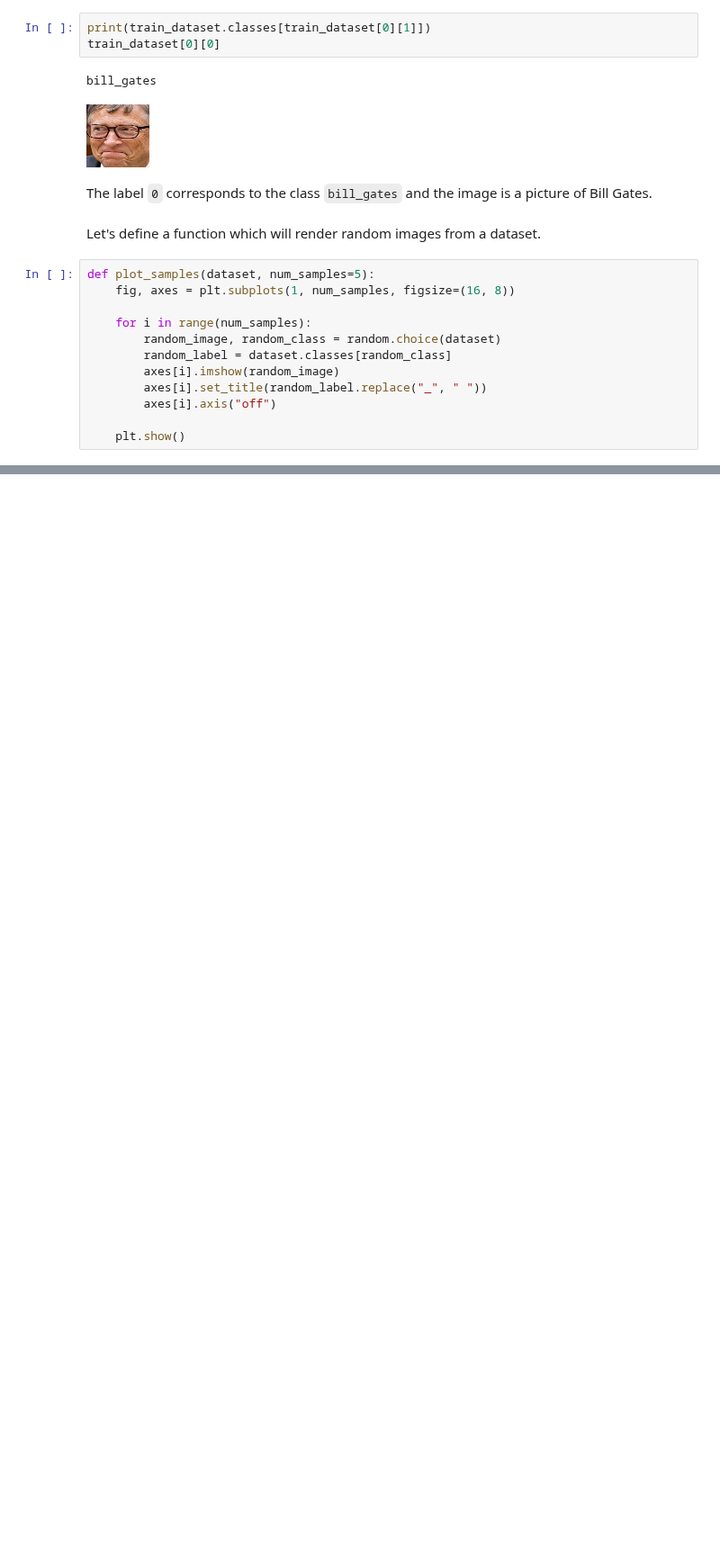
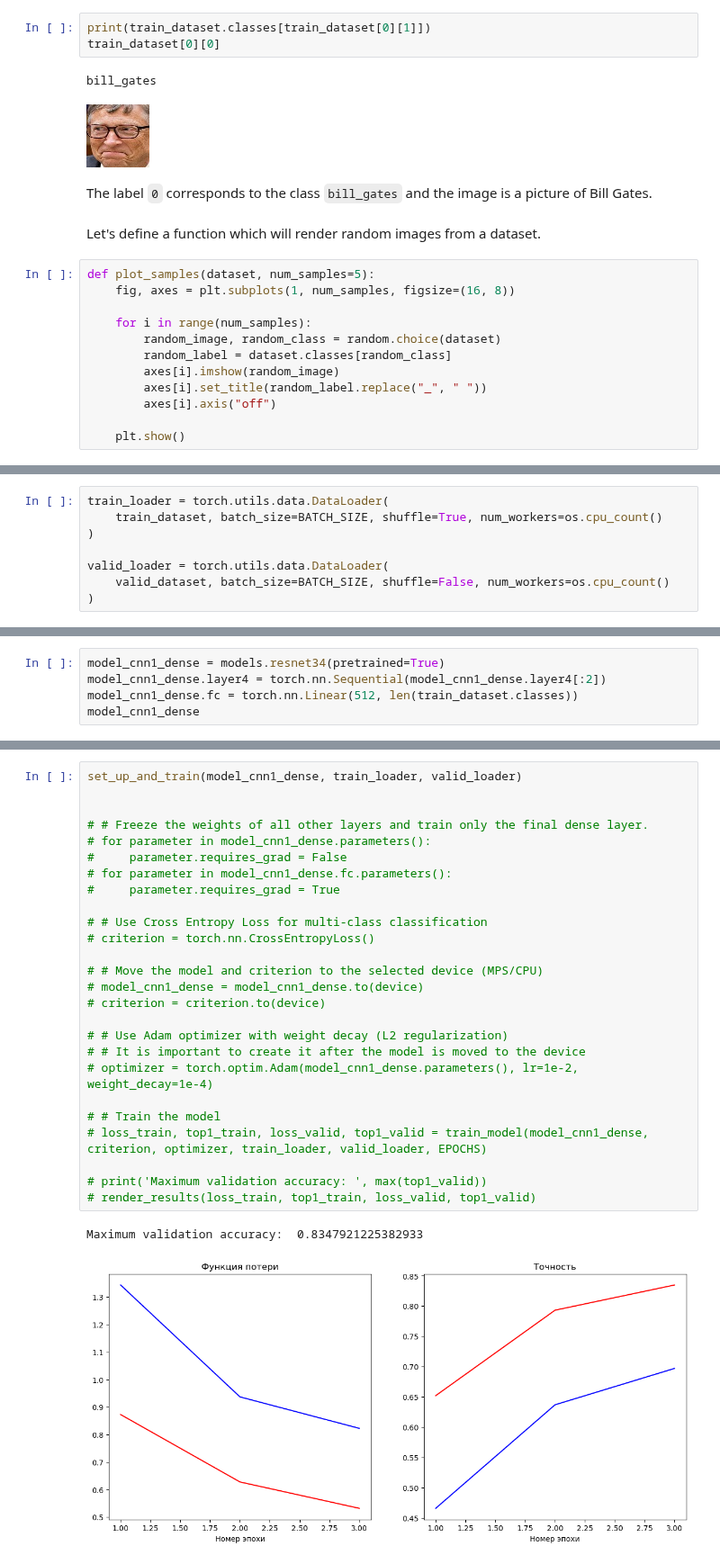
Before and after one commit to helios12/DataScienceProjects, a Jupyter notebook: projects/project-8/Project-8.Computer_vision_image_classification.ipynb, the cells around one changed output, grey strips where cells are left out. Shown at 90% size. Drawn from its saved outputs; the diff is of its cells as text; blank space fills up the shorter version.

```diff
--- a/projects/project-8/Project-8.Computer_vision_image_classification.ipynb
+++ b/projects/project-8/Project-8.Computer_vision_image_classification.ipynb
@@ -93,0 +135,8 @@ def plot_samples(dataset, num_samples=5):
+# %%
+train_loader = torch.utils.data.DataLoader(
+    train_dataset, batch_size=BATCH_SIZE, shuffle=True, num_workers=os.cpu_count()
+)
+
+valid_loader = torch.utils.data.DataLoader(
+    valid_dataset, batch_size=BATCH_SIZE, shuffle=False, num_workers=os.cpu_count()
+)
@@ -93,0 +308,5 @@ def plot_samples(dataset, num_samples=5):
+# %%
+model_cnn1_dense = models.resnet34(pretrained=True)
+model_cnn1_dense.layer4 = torch.nn.Sequential(model_cnn1_dense.layer4[:2])
+model_cnn1_dense.fc = torch.nn.Linear(512, len(train_dataset.classes))
+model_cnn1_dense
@@ -93,0 +333,29 @@ def plot_samples(dataset, num_samples=5):
+# %%
+set_up_and_train(model_cnn1_dense, train_loader, valid_loader)
+
+
+# # Freeze the weights of all other layers and train only the final dense layer.
+# for parameter in model_cnn1_dense.parameters():
+#     parameter.requires_grad = False
+# for parameter in model_cnn1_dense.fc.parameters():
+#     parameter.requires_grad = True
+
+# # Use Cross Entropy Loss for multi-class classification
+# criterion = torch.nn.CrossEntropyLoss()
+
+# # Move the model and criterion to the selected device (MPS/CPU)
+# model_cnn1_dense = model_cnn1_dense.to(device)
+# criterion = criterion.to(device)
+
+# # Use Adam optimizer with weight decay (L2 regularization)
+# # It is important to create it after the model is moved to the device
+# optimizer = torch.optim.Adam(model_cnn1_dense.parameters(), lr=1e-2, weight_decay=1e-4)
+
+# # Train the model
+# loss_train, top1_train, loss_valid, top1_valid = train_model(model_cnn1_dense, criterion, optimizer, train_loader, valid_loader, EPOCHS)
+
+# print('Maximum validation accuracy: ', max(top1_valid))
+# render_results(loss_train, top1_train, loss_valid, top1_valid)
+# %% [output]
+Maximum validation accuracy:  0.8347921225382933
+[figure, added]
```
Also changed, not shown: parts of 30 cells of this notebook, 4 other files.
